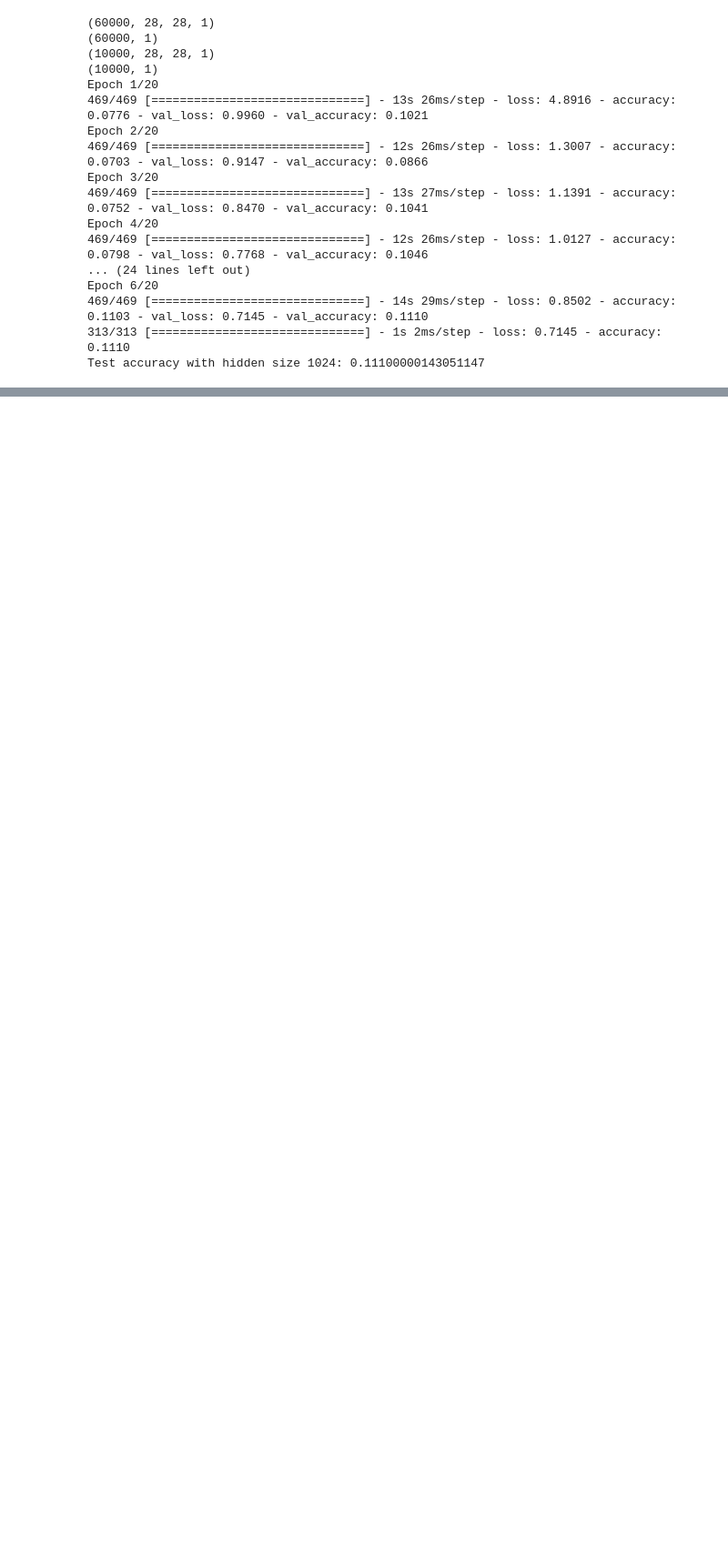
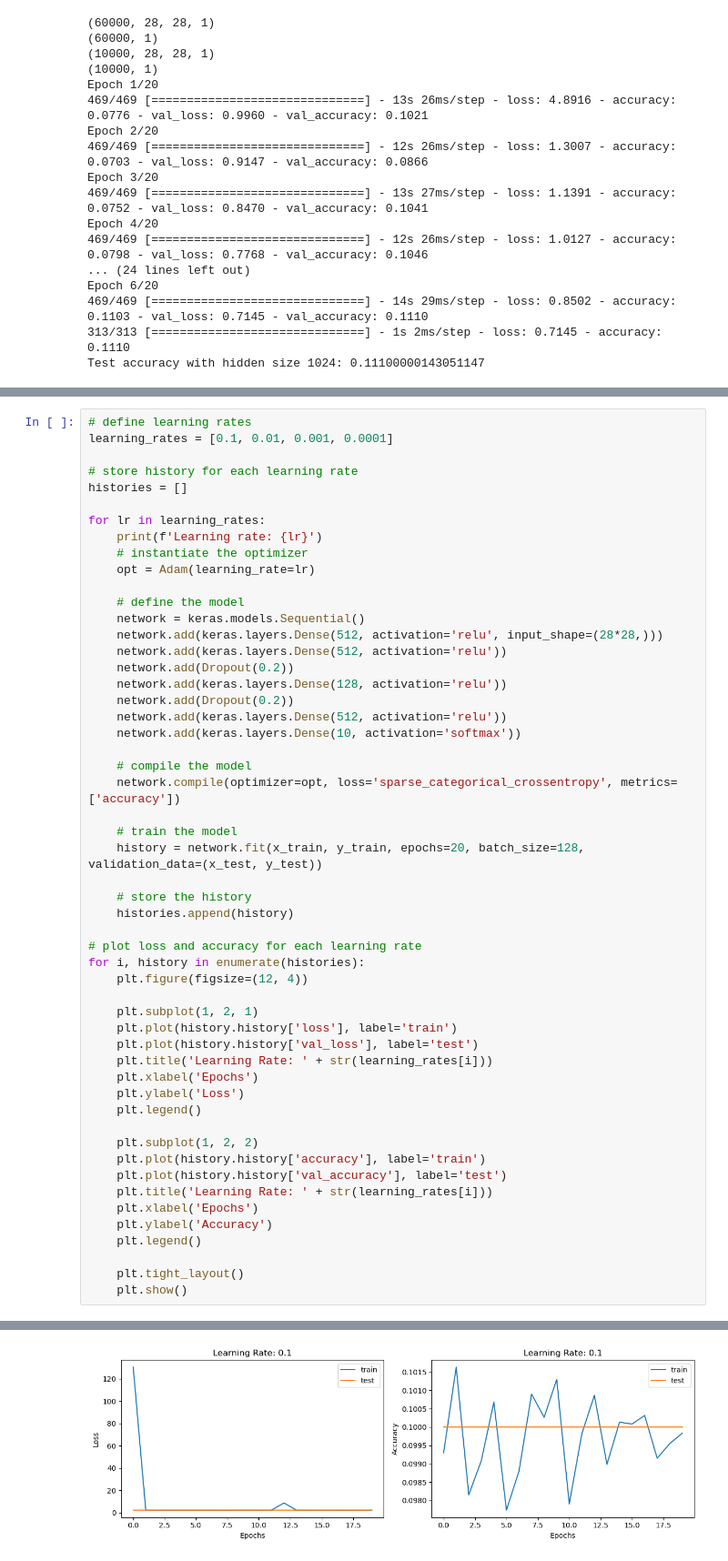
Before and after one commit to Bhanu-py/DL-assignments, a Jupyter notebook: ass1/main.ipynb, the cells around one changed output, grey strips where cells are left out. Shown: that part at 91% size. Cells and saved outputs as stored; diff of their text form; blank space fills up the shorter version.

```diff
--- a/ass1/main.ipynb
+++ b/ass1/main.ipynb
@@ -218,0 +244,54 @@ Test accuracy with hidden size 1024: 0.11100000143051147
+# %%
+# define learning rates
+learning_rates = [0.1, 0.01, 0.001, 0.0001]
+
+# store history for each learning rate
+histories = []
+
+for lr in learning_rates:
+    print(f'Learning rate: {lr}')
+    # instantiate the optimizer
+    opt = Adam(learning_rate=lr)
+
+    # define the model
+    network = keras.models.Sequential()
+    network.add(keras.layers.Dense(512, activation='relu', input_shape=(28*28,)))
+    network.add(keras.layers.Dense(512, activation='relu'))
+    network.add(Dropout(0.2))
+    network.add(keras.layers.Dense(128, activation='relu'))
+    network.add(Dropout(0.2))
+    network.add(keras.layers.Dense(512, activation='relu'))
+    network.add(keras.layers.Dense(10, activation='softmax'))
+
+    # compile the model
+    network.compile(optimizer=opt, loss='sparse_categorical_crossentropy', metrics=['accuracy'])
+
+    # train the model
+    history = network.fit(x_train, y_train, epochs=20, batch_size=128, validation_data=(x_test, y_test))
+
+    # store the history
+    histories.append(history)
+
+# plot loss and accuracy for each learning rate
+for i, history in enumerate(histories):
+    plt.figure(figsize=(12, 4))
+
+    plt.subplot(1, 2, 1)
+    plt.plot(history.history['loss'], label='train')
+    plt.plot(history.history['val_loss'], label='test')
+    plt.title('Learning Rate: ' + str(learning_rates[i]))
+    plt.xlabel('Epochs')
+    plt.ylabel('Loss')
+    plt.legend()
+
+    plt.subplot(1, 2, 2)
+    plt.plot(history.history['accuracy'], label='train')
+    plt.plot(history.history['val_accuracy'], label='test')
+    plt.title('Learning Rate: ' + str(learning_rates[i]))
+    plt.xlabel('Epochs')
+    plt.ylabel('Accuracy')
+    plt.legend()
+
+    plt.tight_layout()
+    plt.show()
+# %% [output]
@@ -218,0 +315 @@ Test accuracy with hidden size 1024: 0.11100000143051147
+[figure, added]
```
Also changed, not shown: parts of 24 cells of this notebook, 3 other files.
